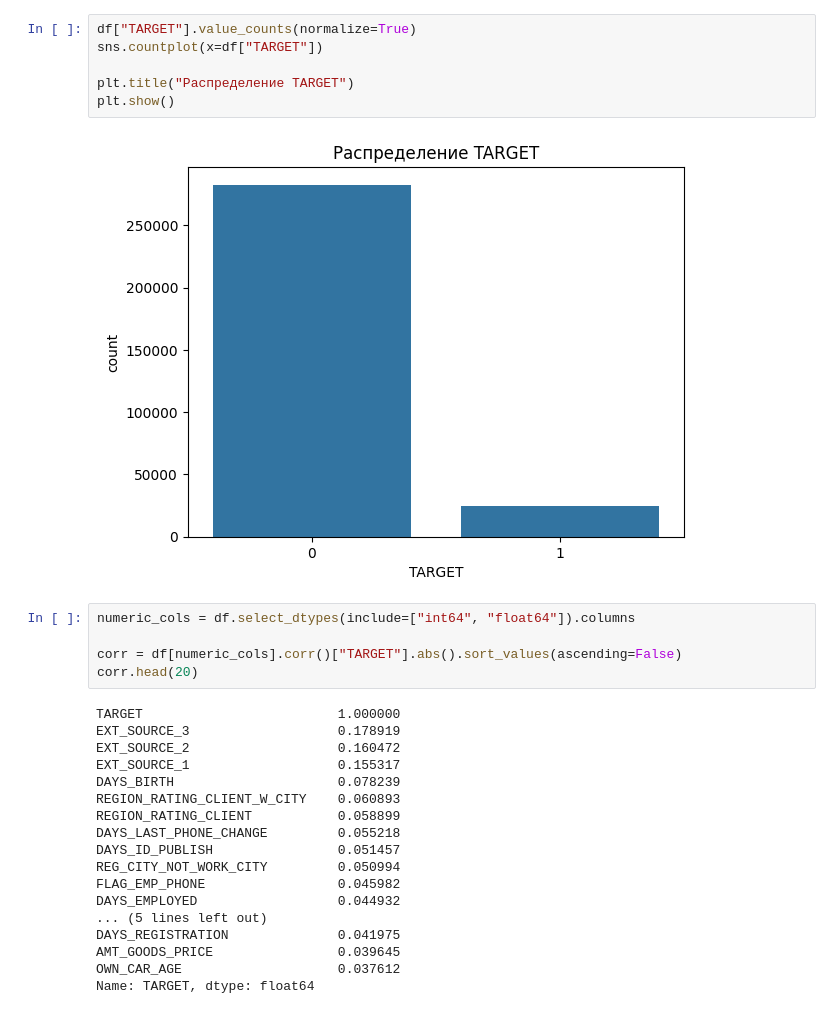
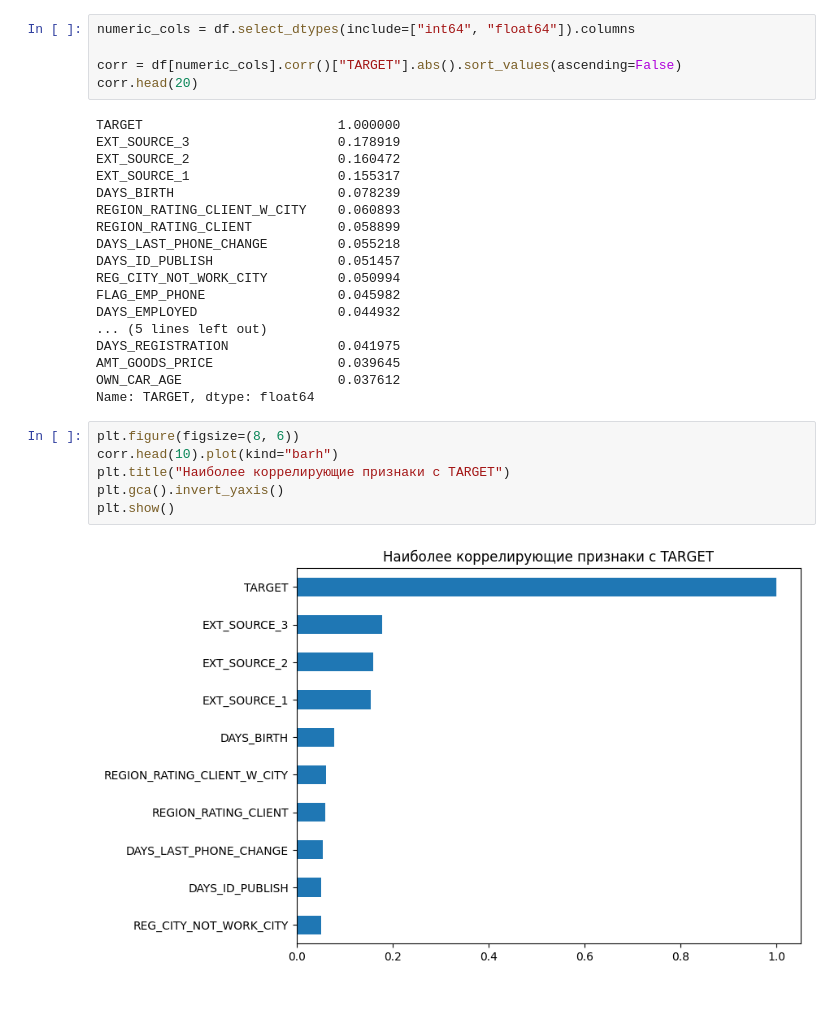
Before and after one commit to jkisselj/credit_scoring_project, a Jupyter notebook: results/feature_engineering/EDA.ipynb, the cells around one changed output. Cells and saved outputs as stored; diff of their text form.

```diff
--- a/results/feature_engineering/EDA.ipynb
+++ b/results/feature_engineering/EDA.ipynb
@@ -80,32 +54,32 @@ dtype: float64
 # %%
-df["TARGET"].value_counts(normalize=True)
-sns.countplot(x=df["TARGET"])
+numeric_cols = df.select_dtypes(include=["int64", "float64"]).columns
 
-plt.title("Распределение TARGET")
-plt.show()
+corr = df[numeric_cols].corr()["TARGET"].abs().sort_values(ascending=False)
+corr.head(20)
 # %% [output]
-[figure, removed]
+TARGET                         1.000000
+EXT_SOURCE_3                   0.178919
+EXT_SOURCE_2                   0.160472
+EXT_SOURCE_1                   0.155317
+DAYS_BIRTH                     0.078239
+REGION_RATING_CLIENT_W_CITY    0.060893
+REGION_RATING_CLIENT           0.058899
+DAYS_LAST_PHONE_CHANGE         0.055218
+DAYS_ID_PUBLISH                0.051457
+REG_CITY_NOT_WORK_CITY         0.050994
+FLAG_EMP_PHONE                 0.045982
+DAYS_EMPLOYED                  0.044932
+... (5 lines left out)
+DAYS_REGISTRATION              0.041975
+AMT_GOODS_PRICE                0.039645
+OWN_CAR_AGE                    0.037612
+Name: TARGET, dtype: float64
 # %%
-numeric_cols = df.select_dtypes(include=["int64", "float64"]).columns
-
-corr = df[numeric_cols].corr()["TARGET"].abs().sort_values(ascending=False)
-corr.head(20)
+plt.figure(figsize=(8, 6))
+corr.head(10).plot(kind="barh")
+plt.title("Наиболее коррелирующие признаки с TARGET")
+plt.gca().invert_yaxis()
+plt.show()
 # %% [output]
-TARGET                         1.000000
-EXT_SOURCE_3                   0.178919
-EXT_SOURCE_2                   0.160472
-EXT_SOURCE_1                   0.155317
-DAYS_BIRTH                     0.078239
-REGION_RATING_CLIENT_W_CITY    0.060893
-REGION_RATING_CLIENT           0.058899
-DAYS_LAST_PHONE_CHANGE         0.055218
-DAYS_ID_PUBLISH                0.051457
-REG_CITY_NOT_WORK_CITY         0.050994
-FLAG_EMP_PHONE                 0.045982
-DAYS_EMPLOYED                  0.044932
-... (5 lines left out)
-DAYS_REGISTRATION              0.041975
-AMT_GOODS_PRICE                0.039645
-OWN_CAR_AGE                    0.037612
-Name: TARGET, dtype: float64
+[figure, added]
 # %%
```
Also changed, not shown: parts of 6 cells of this notebook, 1 other file.
